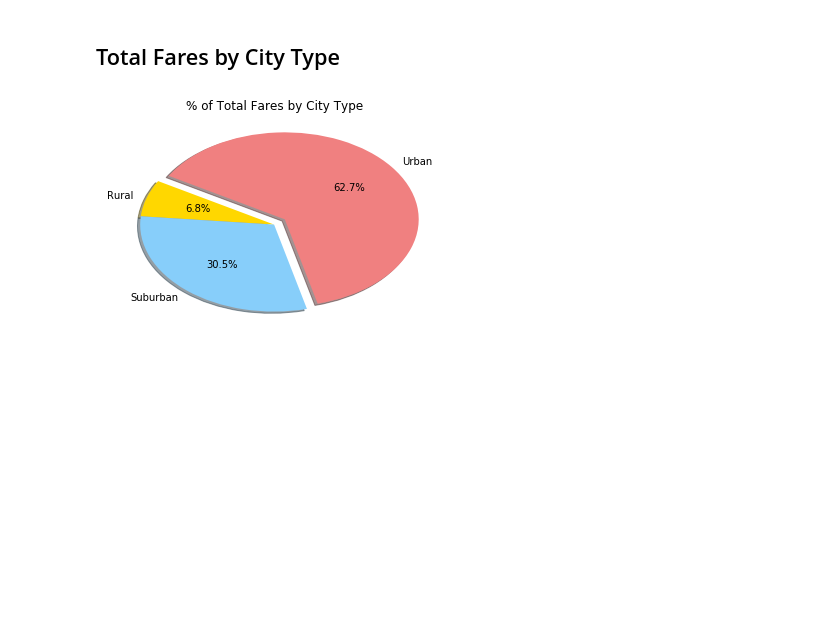
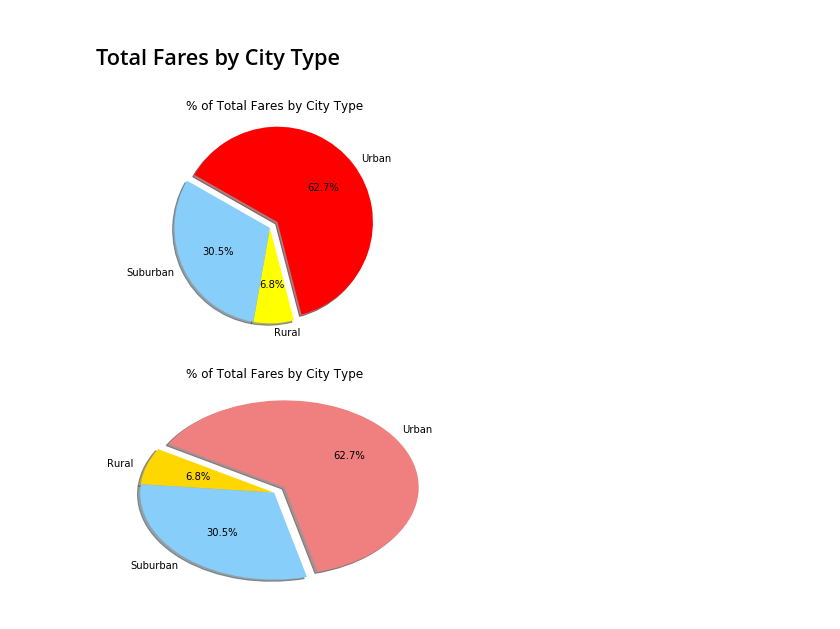
Before and after one commit to patesc/HW4, a Jupyter notebook: HW5 Matplot/pyber_starter.ipynb, the cells around one changed output. Drawn from its saved outputs; the diff is of its cells as text; code cells hidden in the pictures; blank space fills up the shorter version.

```diff
--- a/HW5 Matplot/pyber_starter.ipynb
+++ b/HW5 Matplot/pyber_starter.ipynb
@@ -93,3 +114,33 @@ plt.show()
+# %%
+# Calculate Type Percents
+
+# Build Pie Chart
+
+# Save Figure
+
+urban_fare = urban['fare'].sum()
+rural_fare = rural['fare'].sum()
+suburban_fare = suburban['fare'].sum()
+
+labels = ["Rural", "Urban", "Suburban"]
+
+sizes = [rural_fare, urban_fare, suburban_fare]
+explode = (0, 0.1, 0)
+
+# The colors of each section of the pie chart
+colors = ["yellow", "red", "lightskyblue"]
+
+plt.pie(sizes, explode=explode, labels=labels, colors=colors,
+        autopct="%1.1f%%", shadow=True, startangle=260)
+
+plt.axis("equal")
+
+#flatten
+plt.axis("equal")
+plt.title("% of Total Fares by City Type")
+plt.show()
+# %% [output]
+[figure, added]
 # %%
 # Show Figure
 plt.show()
```
Also changed, not shown: parts of 19 cells of this notebook, 1 other file.
